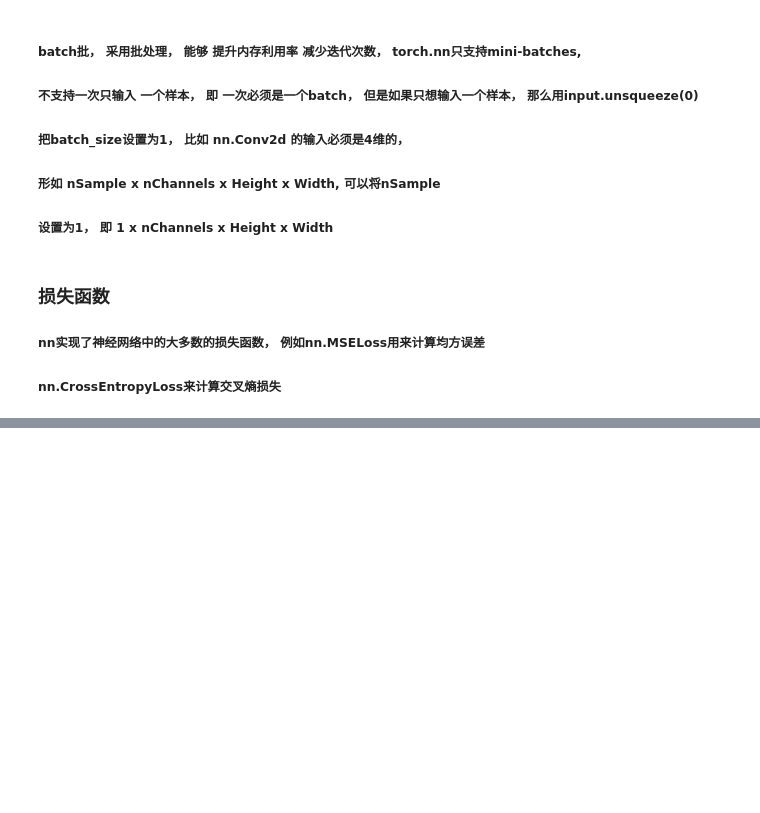
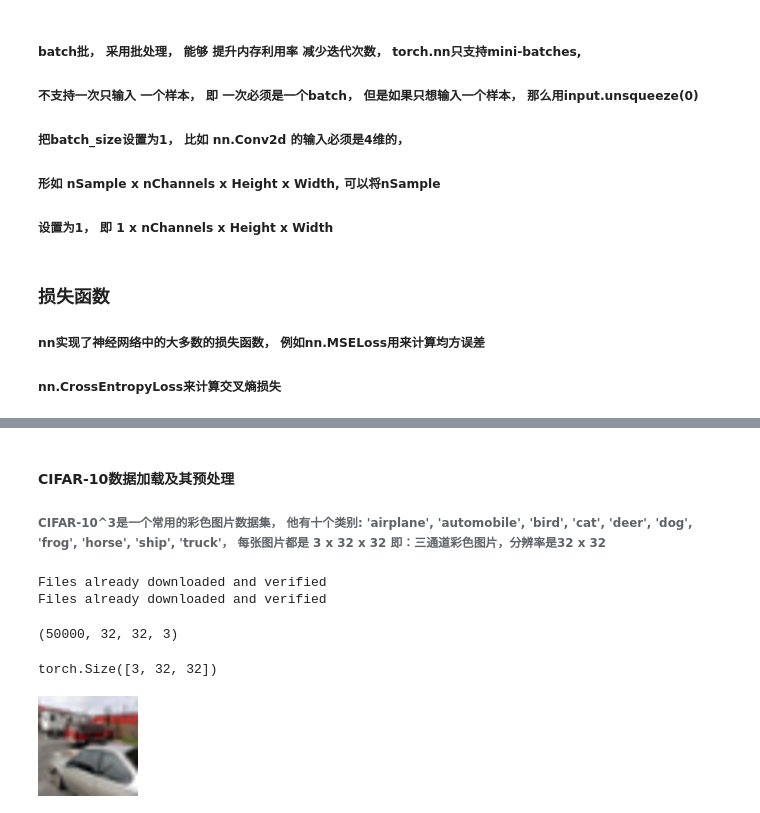
Before and after one commit to Lhtoday/PytorchLog, a Jupyter notebook: PyTorchRumen.ipynb, the cells around one changed output, grey strips where cells are left out. Saved outputs shown, nothing was run; the diff lists cells and outputs as text; code cells hidden in the pictures; blank space fills up the shorter version.

```diff
--- a/PyTorchRumen.ipynb
+++ b/PyTorchRumen.ipynb
@@ -344,0 +423,3 @@ tensor(28.3272, grad_fn=<MseLossBackward0>)
+# %% [markdown]
+#### CIFAR-10数据加载及其预处理
+###### CIFAR-10^3是一个常用的彩色图片数据集， 他有十个类别: 'airplane', 'automobile', 'bird', 'cat', 'deer', 'dog', 'frog', 'horse', 'ship', 'truck'， 每张图片都是 3 x 32 x 32 即：三通道彩色图片，分辨率是32 x 32
@@ -344,0 +431,56 @@ tensor(28.3272, grad_fn=<MseLossBackward0>)
+# %%
+#定义对数据的预处理
+transform = transforms.Compose([
+    transforms.ToTensor(),
+    transforms.Normalize([0.5, 0.5, 0.5], [0.5, 0.5, 0.5]) #Nornalize里面的参数是 均值 标准差
+])
+
+#训练集
+trainset = tv.datasets.CIFAR10(
+    root='D:\Code',
+    train=True,
+    download=True,
+    transform=transform
+)
+
+# torch.utils.data.DataLoader 参数 详解 https://blog.csdn.net/qq_36653505/article/details/84728855
+trainloader = t.utils.data.DataLoader( #主要是对数据进行batch的划分,提高内存的利用率
+    trainset,
+    batch_size=4,
+    shuffle=True,
+    num_workers=2
+)
+
+#测试集
+testset = tv.datasets.CIFAR10(
+    root='D:\Code',
+    train=False,
+    download=True,
+    transform=transform
+)
+
+testloader = t.utils.data.DataLoader( #主要是对数据进行batch的划分,提高内存的利用率
+    testset,
+    batch_size=4,
+    shuffle=True,
+    num_workers=2
+)
+
+classes = ('plane', 'car', 'bird', 'cat','deer', 'dog', 'frog', 'horse', 'ship', 'truck'
+)
+# %% [output]
+Files already downloaded and verified
+Files already downloaded and verified
+# %%
+print(trainset.data.shape)
+# %% [output]
+(50000, 32, 32, 3)
+# %%
+(data, label) = trainset[49999] #随便取一个数据
+print(data.shape)
+# %% [output]
+torch.Size([3, 32, 32])
+# %%
+show((data + 1) / 2).resize((100, 100))
+# %% [output]
+[figure, added]
```
Also changed, not shown: parts of 29 cells of this notebook, 1 other file.
